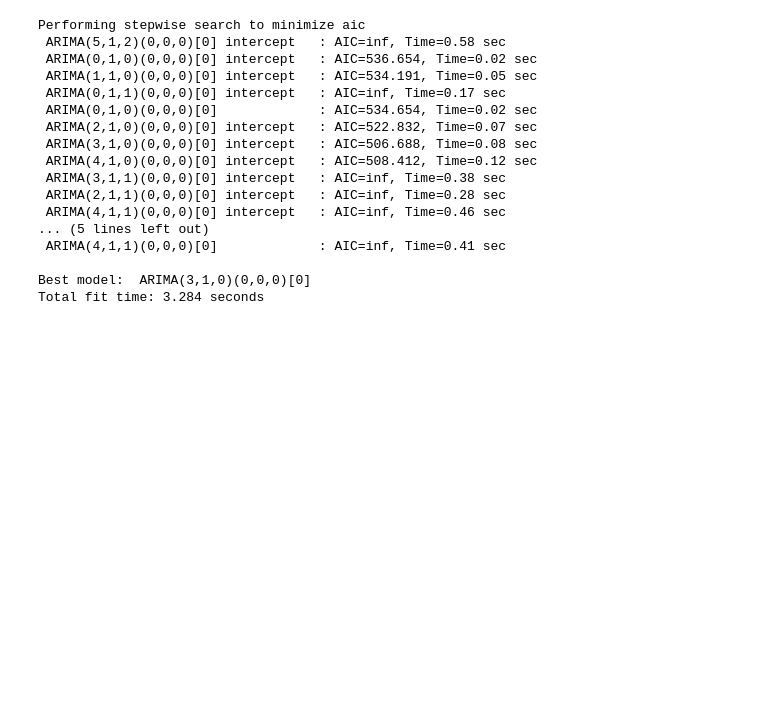
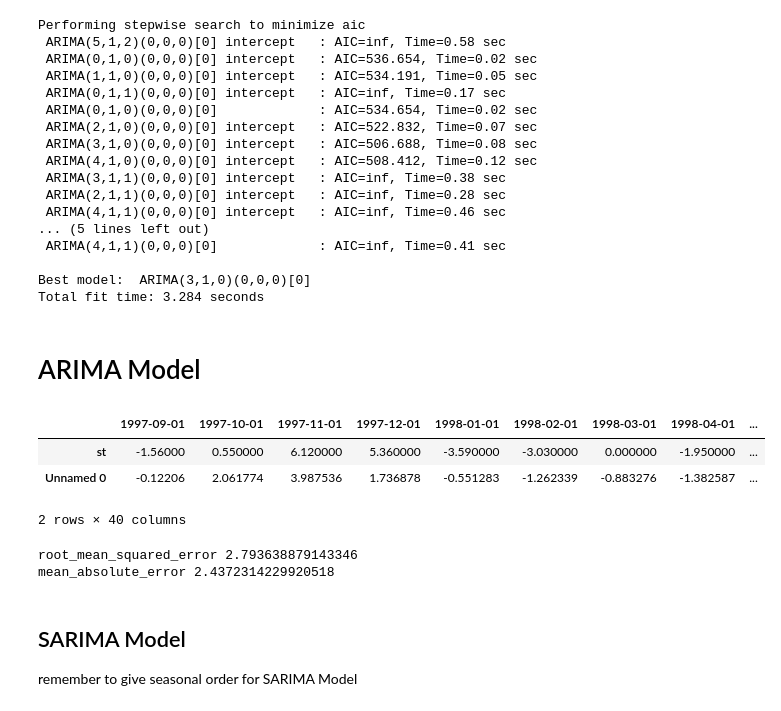
Before and after one commit to karthikoo7/Machine_Learning-BDA-, a Jupyter notebook: TimeSeries.ipynb, the cells around one changed output. Saved outputs shown, nothing was run; the diff lists cells and outputs as text; code cells hidden in the pictures; blank space fills up the shorter version.

```diff
--- a/TimeSeries.ipynb
+++ b/TimeSeries.ipynb
@@ -453,0 +457,25 @@ Total fit time: 3.284 seconds
+# %% [markdown]
+# ARIMA Model
+# %%
+ar = ARIMA((5,0,2),with_intercept=False)
+ar.fit(train)
+forecast = ar.predict(test.shape[0])
+# %%
+pd.DataFrame([test,forecast])
+# %% [output]
+|  | 1997-09-01 | 1997-10-01 | 1997-11-01 | 1997-12-01 | 1998-01-01 | 1998-02-01 | 1998-03-01 | 1998-04-01 | ... |
+| st | -1.56000 | 0.550000 | 6.120000 | 5.360000 | -3.590000 | -3.030000 | 0.000000 | -1.950000 | ... |
+| Unnamed 0 | -0.12206 | 2.061774 | 3.987536 | 1.736878 | -0.551283 | -1.262339 | -0.883276 | -1.382587 | ... |
+2 rows × 40 columns
+# %%
+from sklearn.metrics import root_mean_squared_error,mean_absolute_error
+
+print('root_mean_squared_error',root_mean_squared_error(test,forecast))
+print('mean_absolute_error',mean_absolute_error(test,forecast))
+# %% [output]
+root_mean_squared_error 2.793638879143346
+mean_absolute_error 2.4372314229920518
+# %% [markdown]
+SARIMA Model
+--
+remember to give seasonal order for SARIMA Model
```
Also changed, not shown: parts of 5 cells of this notebook.
